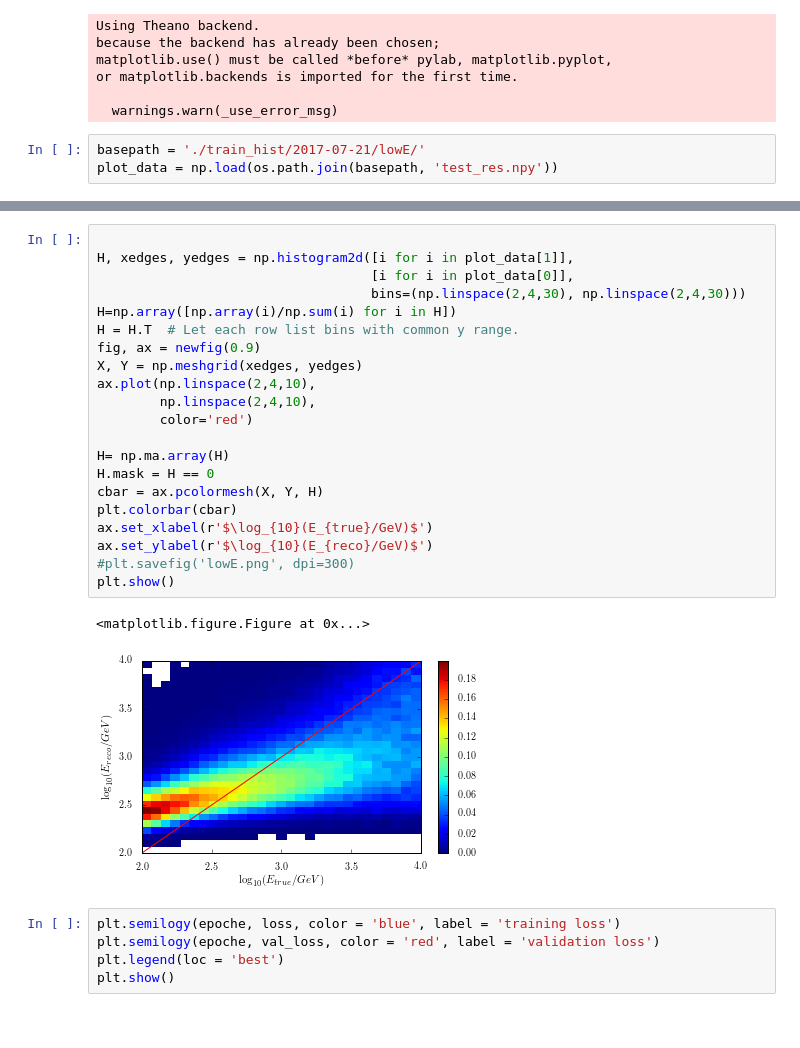
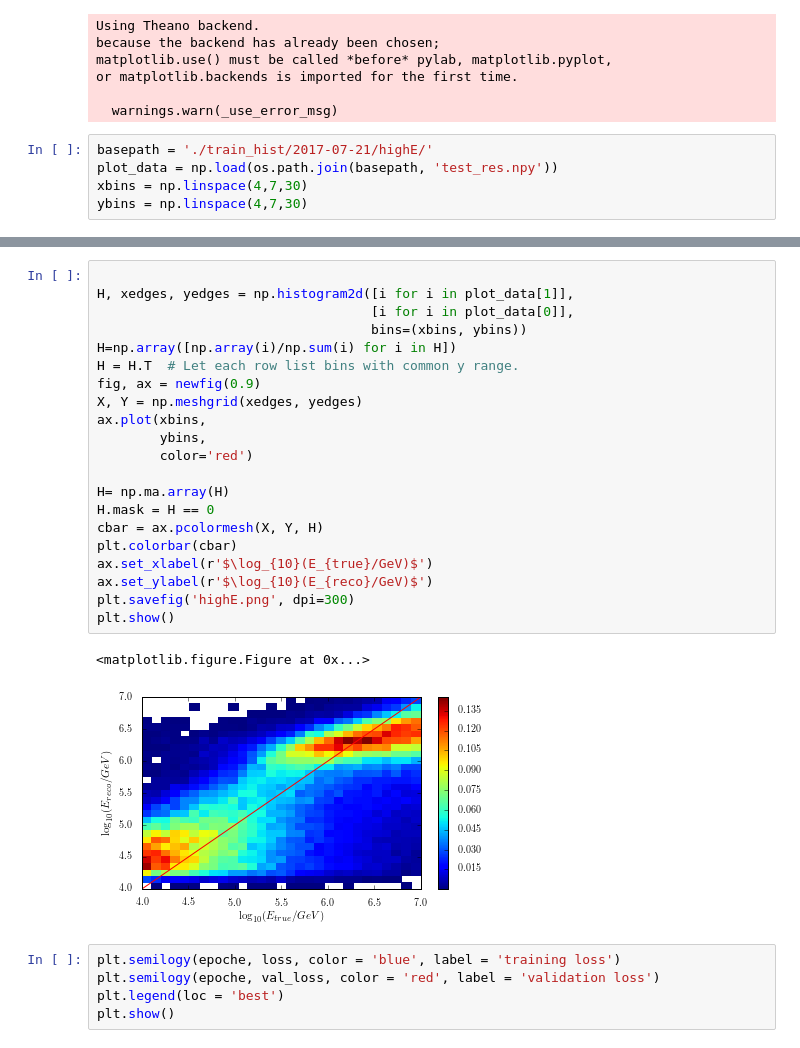
Before and after one commit to tglauch/DeepIceLearning, a Jupyter notebook: Evaluate_Model.ipynb, the cells around one changed output, grey strips where cells are left out. Drawn from its saved outputs; the diff is of its cells as text.

```diff
--- a/Evaluate_Model.ipynb
+++ b/Evaluate_Model.ipynb
@@ -17,8 +17,10 @@ or matplotlib.backends is imported for the first time.
 
   warnings.warn(_use_error_msg)
 # %%
-basepath = './train_hist/2017-07-21/lowE/'
+basepath = './train_hist/2017-07-21/highE/'
 plot_data = np.load(os.path.join(basepath, 'test_res.npy'))
+xbins = np.linspace(4,7,30)
+ybins = np.linspace(4,7,30)
 # %%
 fig, ax= newfig(0.9)
 ax.scatter(plot_data[1], plot_data[0], color='blue')
@@ -35,27 +37,27 @@ plt.show()
 # %%
 
 H, xedges, yedges = np.histogram2d([i for i in plot_data[1]],
                                    [i for i in plot_data[0]],
-                                   bins=(np.linspace(2,4,30), np.linspace(2,4,30)))
+                                   bins=(xbins, ybins))
 H=np.array([np.array(i)/np.sum(i) for i in H])
 H = H.T  # Let each row list bins with common y range.
 fig, ax = newfig(0.9)
 X, Y = np.meshgrid(xedges, yedges)
-ax.plot(np.linspace(2,4,10),
-        np.linspace(2,4,10),
+ax.plot(xbins,
+        ybins,
         color='red')
 
 H= np.ma.array(H)
 H.mask = H == 0
 cbar = ax.pcolormesh(X, Y, H)
 plt.colorbar(cbar)
 ax.set_xlabel(r'$\log_{10}(E_{true}/GeV)$')
 ax.set_ylabel(r'$\log_{10}(E_{reco}/GeV)$')
-#plt.savefig('lowE.png', dpi=300)
+plt.savefig('highE.png', dpi=300)
 plt.show()
 # %% [output]
 <matplotlib.figure.Figure at 0x...>
-[figure, old version]
+[figure, new version]
 # %%
 plt.semilogy(epoche, loss, color = 'blue', label = 'training loss')
 plt.semilogy(epoche, val_loss, color = 'red', label = 'validation loss')
```
Also changed, not shown: parts of 2 cells of this notebook, 4 other files.
